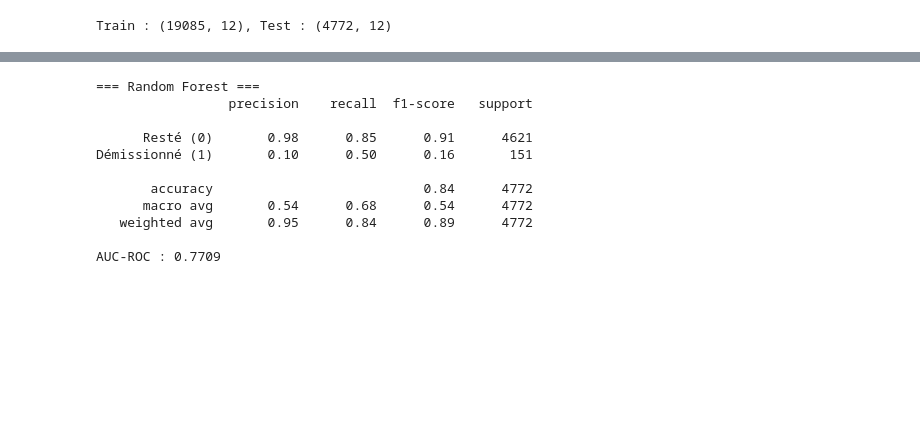
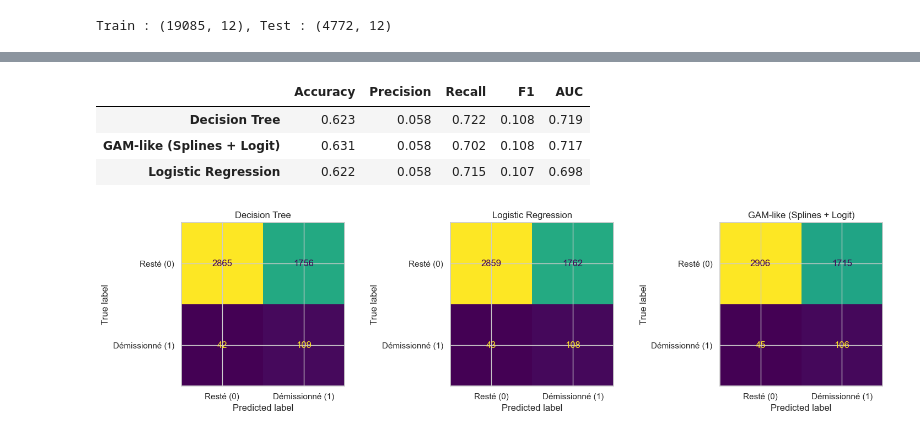
Before and after one commit to colinfrisch/rexia, a Jupyter notebook: projet/REXIA_Partie1_Donnees_Tabulaires.ipynb, the cells around one changed output, grey strips where cells are left out. Saved outputs shown, nothing was run; the diff lists cells and outputs as text; code cells hidden in the pictures; blank space fills up the shorter version.

```diff
--- a/projet/REXIA_Partie1_Donnees_Tabulaires.ipynb
+++ b/projet/REXIA_Partie1_Donnees_Tabulaires.ipynb
@@ -508,26 +563,29 @@ AUC-ROC : 0.7189
 # %%
-# Random Forest
-rf_pipeline = Pipeline([
-    ('preprocessor', preprocessor),
-    ('classifier', RandomForestClassifier(n_estimators=100, max_depth=10,
-                                           random_state=42, class_weight='balanced', n_jobs=-1))
-])
-rf_pipeline.fit(X_train, y_train)
-y_pred_rf = rf_pipeline.predict(X_test)
+# 3.2 Comparaison des performances globales
+perf_table = pd.DataFrame({
+    name: {
+        'Accuracy': res['Accuracy'],
+        'Precision': res['Precision'],
+        'Recall': res['Recall'],
+        'F1': res['F1'],
+        'AUC': res['AUC']
+    } for name, res in results.items()
+}).T.sort_values('AUC', ascending=False)
 
-print('=== Random Forest ===')
-print(classification_report(y_test, y_pred_rf, target_names=['Resté (0)', 'Démissionné (1)']))
-print(f'AUC-ROC : {roc_auc_score(y_test, rf_pipeline.predict_proba(X_test)[:, 1]):.4f}')
+display(perf_table.style.format('{:.3f}').background_gradient(cmap='YlGn', axis=0))
+
+# Matrices de confusion
+fig, axes = plt.subplots(1, 3, figsize=(15, 4))
+for ax, (name, res) in zip(axes, results.items()):
+    cm = confusion_matrix(y_test, res['y_pred'])
+    ConfusionMatrixDisplay(cm, display_labels=['Resté (0)', 'Démissionné (1)']).plot(ax=ax, colorbar=False)
+    ax.set_title(name)
+plt.tight_layout()
+plt.show()
 # %% [output]
-=== Random Forest ===
-                 precision    recall  f1-score   support
-
-      Resté (0)       0.98      0.85      0.91      4621
-Démissionné (1)       0.10      0.50      0.16       151
-
-       accuracy                           0.84      4772
-      macro avg       0.54      0.68      0.54      4772
-   weighted avg       0.95      0.84      0.89      4772
-
-AUC-ROC : 0.7709
+|  | Accuracy | Precision | Recall | F1 | AUC |
+| Decision Tree | 0.623 | 0.058 | 0.722 | 0.108 | 0.719 |
+| GAM-like (Splines + Logit) | 0.631 | 0.058 | 0.702 | 0.108 | 0.717 |
+| Logistic Regression | 0.622 | 0.058 | 0.715 | 0.107 | 0.698 |
+[figure, added]
 # %%
```
Also changed, not shown: parts of 9 cells of this notebook.
